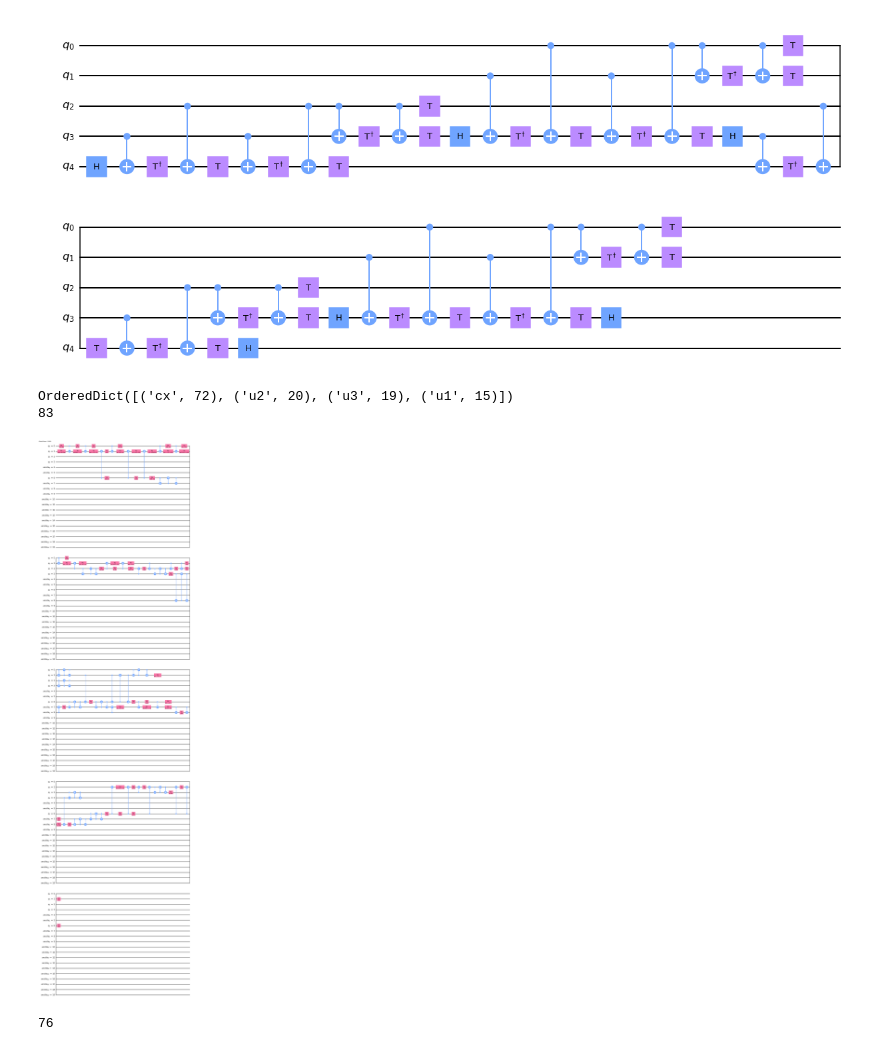
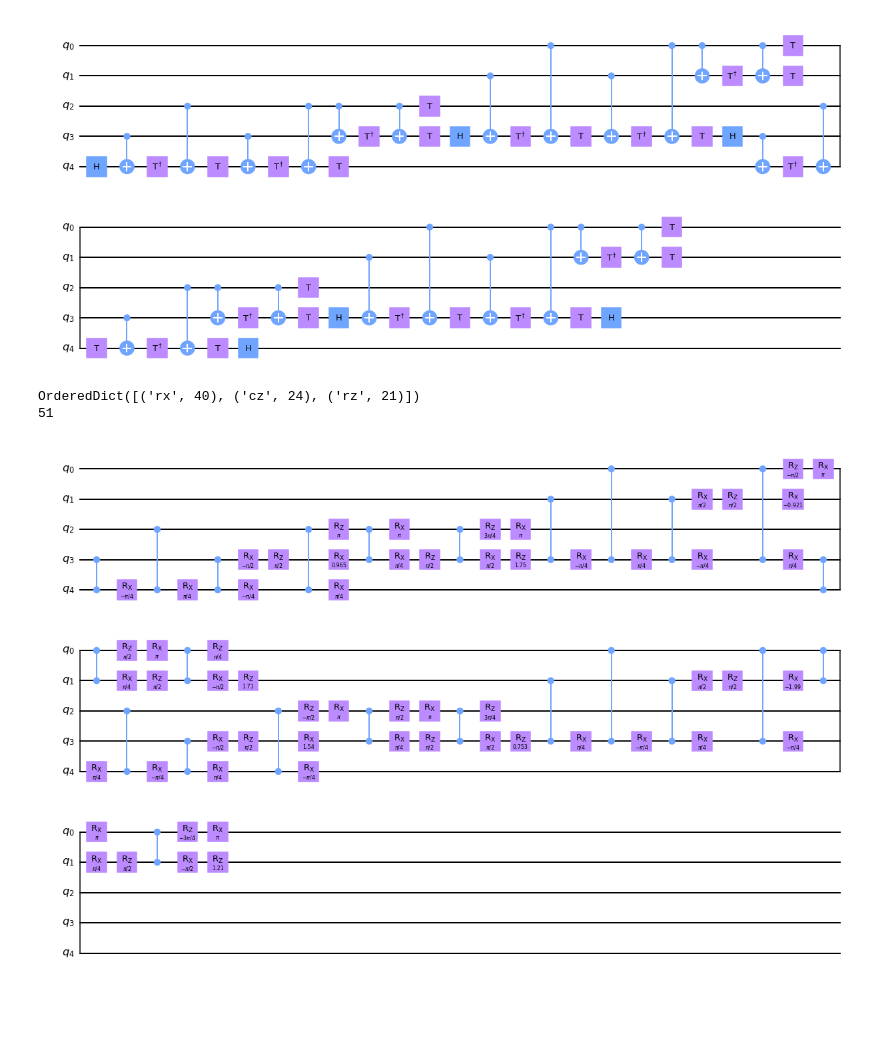
Before and after one commit to quantum-compiler/quartz, a Jupyter notebook: experiment/Qiskit.ipynb, the cells around one changed output. Cells and saved outputs as stored; diff of their text form; code cells hidden in the pictures; blank space fills up the shorter version.

Commit message:
add cz gate; add test rigetti

```diff
--- a/experiment/Qiskit.ipynb
+++ b/experiment/Qiskit.ipynb
@@ -4,16 +4,16 @@ from qiskit import QuantumCircuit, transpile, qasm
 from qiskit.test.mock import FakeBoeblingen
 backend = FakeBoeblingen()
 # %%
-barenco_tof_3_circ = QuantumCircuit.from_qasm_file('../circuit/example-circuits/barenco_tof_3.qasm')
+barenco_tof_3_circ = QuantumCircuit.from_qasm_file('../circuit/nam-circuits/qasm_files/barenco_tof_3_before.qasm')
 barenco_tof_3_circ.draw(output='mpl')
 # %% [output]
 [figure]
 # %%
-optimized_circ = transpile(barenco_tof_3_circ, backend, optimization_level=3)
+optimized_circ = transpile(barenco_tof_3_circ, basis_gates=['rz', 'rx', 'cz'], optimization_level=3)
 print(optimized_circ.count_ops())
 print(optimized_circ.depth())
 optimized_circ.draw(output='mpl')
 # %% [output]
-OrderedDict([('cx', 72), ('u2', 20), ('u3', 19), ('u1', 15)])
-83
+OrderedDict([('rx', 40), ('cz', 24), ('rz', 21)])
+51
-[figure, old version]
+[figure, new version]
@@ -30,4 +19,0 @@ for i in range(1000):
-# %%
-min_count
-# %% [output]
-76
```
Also changed, not shown: parts of 1 cell of this notebook, 6 other files.
